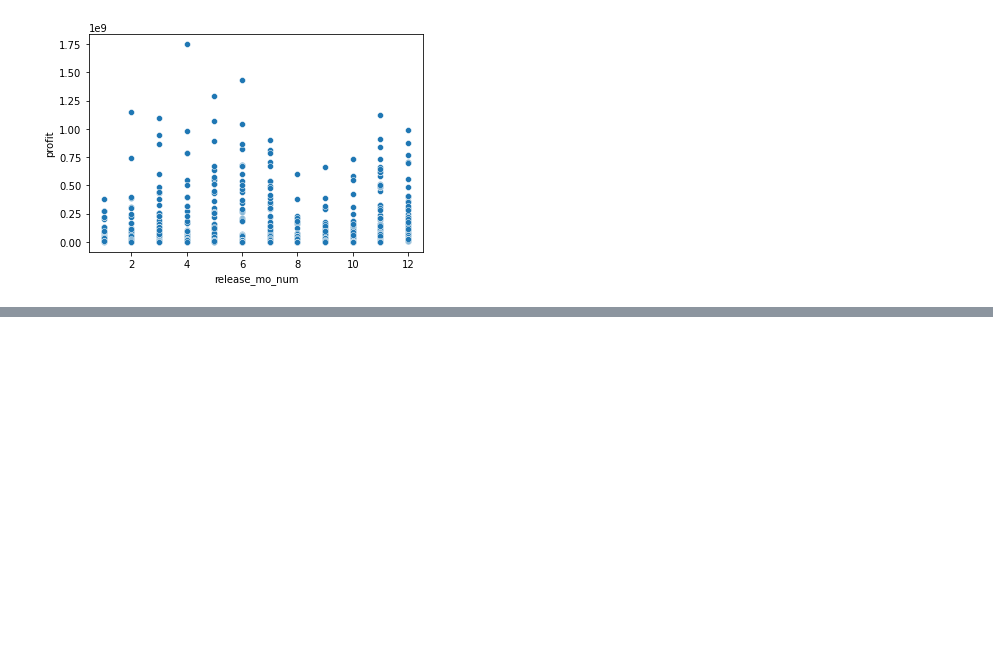
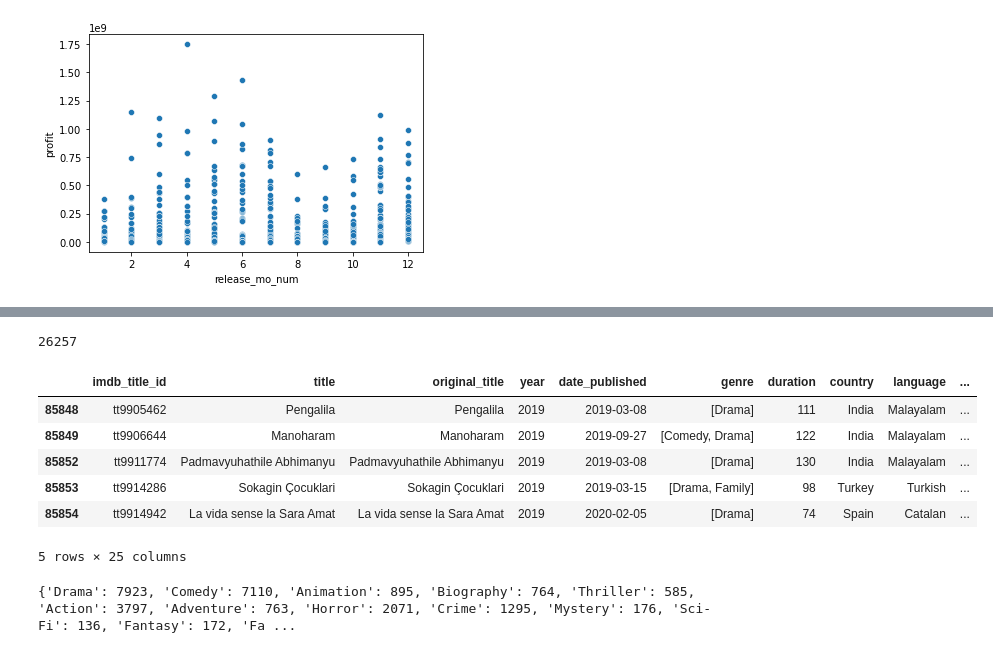
Before and after one commit to ebtezcan/dsc-phase-1-project, a Jupyter notebook: student.ipynb, the cells around one changed output, grey strips where cells are left out. Saved outputs shown, nothing was run; the diff lists cells and outputs as text; code cells hidden in the pictures; blank space fills up the shorter version.

```diff
--- a/student.ipynb
+++ b/student.ipynb
@@ -667,0 +740,3 @@ sns.scatterplot(x=imdb_tn_filtered['release_mo_num'], y=imdb_tn_filtered['profit
+# %%
+filtered_imdbk['genre1'] = filtered_imdbk['genre'].map(lambda x: x[0])
+filtered_imdbk['genre2'] = filtered_imdbk['genre'].map(lambda x: x[1].strip() if (len(x)>=2) else np.NaN)
@@ -667,0 +754,2 @@ sns.scatterplot(x=imdb_tn_filtered['release_mo_num'], y=imdb_tn_filtered['profit
+# %%
+filtered_imdbk['genre3'] = filtered_imdbk['genre'].map(lambda x: x[2].strip() if (len(x)==3) else np.NaN)
@@ -667,0 +762,42 @@ sns.scatterplot(x=imdb_tn_filtered['release_mo_num'], y=imdb_tn_filtered['profit
+# %%
+len(filtered_imdbk)
+# %% [output]
+26257
+# %%
+filtered_imdbk.tail()
+# %% [output]
+|  | imdb_title_id | title | original_title | year | date_published | genre | duration | country | language | ... |
+| 85848 | tt9905462 | Pengalila | Pengalila | 2019 | 2019-03-08 | [Drama] | 111 | India | Malayalam | ... |
+| 85849 | tt9906644 | Manoharam | Manoharam | 2019 | 2019-09-27 | [Comedy, Drama] | 122 | India | Malayalam | ... |
+| 85852 | tt9911774 | Padmavyuhathile Abhimanyu | Padmavyuhathile Abhimanyu | 2019 | 2019-03-08 | [Drama] | 130 | India | Malayalam | ... |
+| 85853 | tt9914286 | Sokagin Çocuklari | Sokagin Çocuklari | 2019 | 2019-03-15 | [Drama, Family] | 98 | Turkey | Turkish | ... |
+| 85854 | tt9914942 | La vida sense la Sara Amat | La vida sense la Sara Amat | 2019 | 2020-02-05 | [Drama] | 74 | Spain | Catalan | ... |
+5 rows × 25 columns
+# %%
+genre1_counts = {}
+
+for genre in filtered_imdbk['genre1']:
+    if genre not in genre1_counts.keys():
+        genre1_counts[genre]=1
+    else:
+        genre1_counts[genre]+=1
+
+genre2_counts = {}
+
+for genre in filtered_imdbk['genre2']:
+    if genre not in genre2_counts.keys():
+        genre2_counts[genre]=1
+    else:
+        genre2_counts[genre]+=1
+
+genre3_counts = {}
+
+for genre in filtered_imdbk['genre3']:
+    if genre not in genre3_counts.keys():
+        genre3_counts[genre]=1
+    else:
+        genre3_counts[genre]+=1
+
+print(genre1_counts, genre2_counts, genre3_counts)
+# %% [output]
+{'Drama': 7923, 'Comedy': 7110, 'Animation': 895, 'Biography': 764, 'Thriller': 585, 'Action': 3797, 'Adventure': 763, 'Horror': 2071, 'Crime': 1295, 'Mystery': 176, 'Sci-Fi': 136, 'Fantasy': 172, 'Fa ...
```
Also changed, not shown: parts of 18 cells of this notebook, 2 other files.
